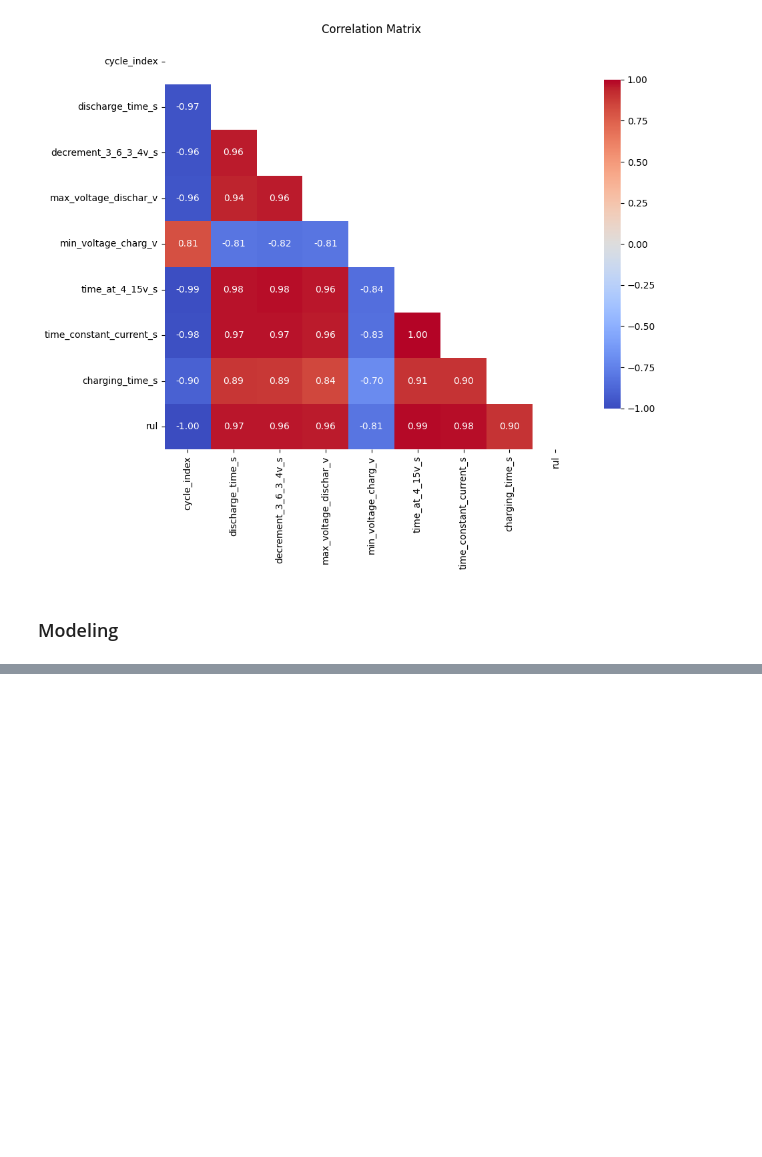
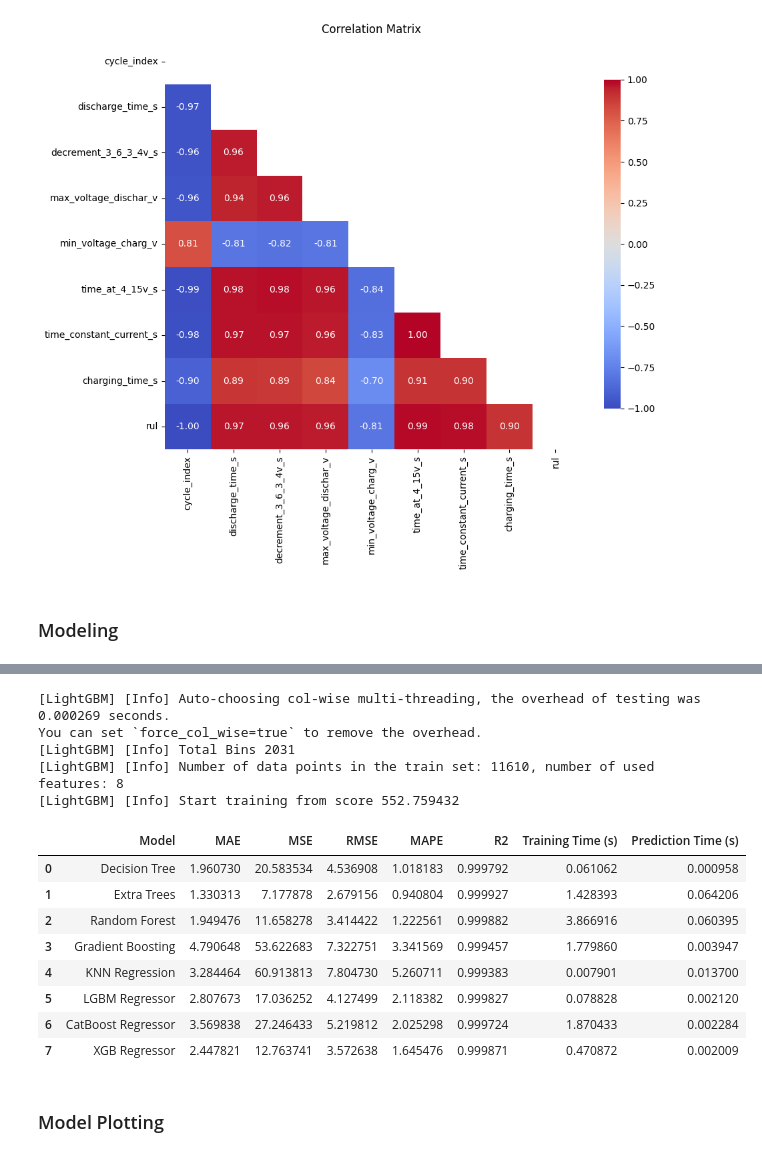
Before and after one commit to gregorywmorris/batteryrul, a Jupyter notebook: battery_rul.ipynb, the cells around one changed output, grey strips where cells are left out. Drawn from its saved outputs; the diff is of its cells as text; code cells hidden in the pictures; blank space fills up the shorter version.

```diff
--- a/battery_rul.ipynb
+++ b/battery_rul.ipynb
@@ -338,0 +399,69 @@ plt.show()
+# %%
+models = {
+    'Decision Tree': DecisionTreeRegressor(),
+    'Extra Trees': ExtraTreesRegressor(),
+    'Random Forest': RandomForestRegressor(),
+    'Gradient Boosting': GradientBoostingRegressor(),
+    'KNN Regression': KNeighborsRegressor(),
+    'LGBM Regressor': LGBMRegressor(),
+    'CatBoost Regressor': CatBoostRegressor(verbose=0),
+    'XGB Regressor': XGBRegressor()
+}
+
+# Dictionary to store results
+results =  {
+    'Model': [], 'MAE': [], 'MSE': [], 'RMSE': [], 'MAPE': [], 'R2': [],
+    'Training Time (s)': [], 'Prediction Time (s)': []
+}
+
+# Loop over models
+for model_name, model in models.items():
+    # Measure training time
+    start_time = time.time()
+    model.fit(X_train_scaled, y_train)
+    training_time = time.time() - start_time
+
+    # Measure prediction time
+    start_time = time.time()
+    y_pred = model.predict(X_test_scaled)
+    prediction_time = time.time() - start_time
+
+    # Evaluating model
+    mae = mean_absolute_error(y_test, y_pred)
+    mse = mean_squared_error(y_test, y_pred)
+    rmse = np.sqrt(mse)
+    mape = np.mean(np.abs((y_test - y_pred) / y_test)) * 100
+    r2 = r2_score(y_test, y_pred)
+
+    # Store results in a dictionary
+    results['Model'].append(model_name)
+    results['MAE'].append(mae)
+    results['MSE'].append(mse)
+    results['RMSE'].append(rmse)
+    results['MAPE'].append(mape)
+    results['R2'].append(r2)
+    results['Training Time (s)'].append(training_time)
+    results['Prediction Time (s)'].append(prediction_time)
+
+# Create results DataFrame
+results_df = pd.DataFrame(results)
+
+# Display results
+results_df.head(8)
+# %% [output]
+[LightGBM] [Info] Auto-choosing col-wise multi-threading, the overhead of testing was 0.000269 seconds.
+You can set `force_col_wise=true` to remove the overhead.
+[LightGBM] [Info] Total Bins 2031
+[LightGBM] [Info] Number of data points in the train set: 11610, number of used features: 8
+[LightGBM] [Info] Start training from score 552.759432
+|  | Model | MAE | MSE | RMSE | MAPE | R2 | Training Time (s) | Prediction Time (s) |
+| 0 | Decision Tree | 1.960730 | 20.583534 | 4.536908 | 1.018183 | 0.999792 | 0.061062 | 0.000958 |
+| 1 | Extra Trees | 1.330313 | 7.177878 | 2.679156 | 0.940804 | 0.999927 | 1.428393 | 0.064206 |
+| 2 | Random Forest | 1.949476 | 11.658278 | 3.414422 | 1.222561 | 0.999882 | 3.866916 | 0.060395 |
+| 3 | Gradient Boosting | 4.790648 | 53.622683 | 7.322751 | 3.341569 | 0.999457 | 1.779860 | 0.003947 |
+| 4 | KNN Regression | 3.284464 | 60.913813 | 7.804730 | 5.260711 | 0.999383 | 0.007901 | 0.013700 |
+| 5 | LGBM Regressor | 2.807673 | 17.036252 | 4.127499 | 2.118382 | 0.999827 | 0.078828 | 0.002120 |
+| 6 | CatBoost Regressor | 3.569838 | 27.246433 | 5.219812 | 2.025298 | 0.999724 | 1.870433 | 0.002284 |
+| 7 | XGB Regressor | 2.447821 | 12.763741 | 3.572638 | 1.645476 | 0.999871 | 0.470872 | 0.002009 |
+# %% [markdown]
+### Model Plotting
```
Also changed, not shown: parts of 12 cells of this notebook, 6 other files.
